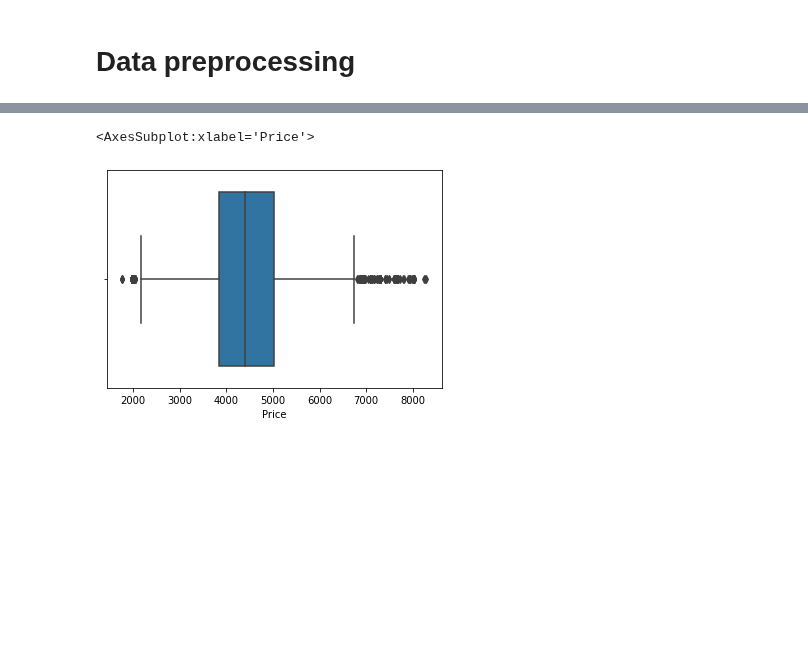
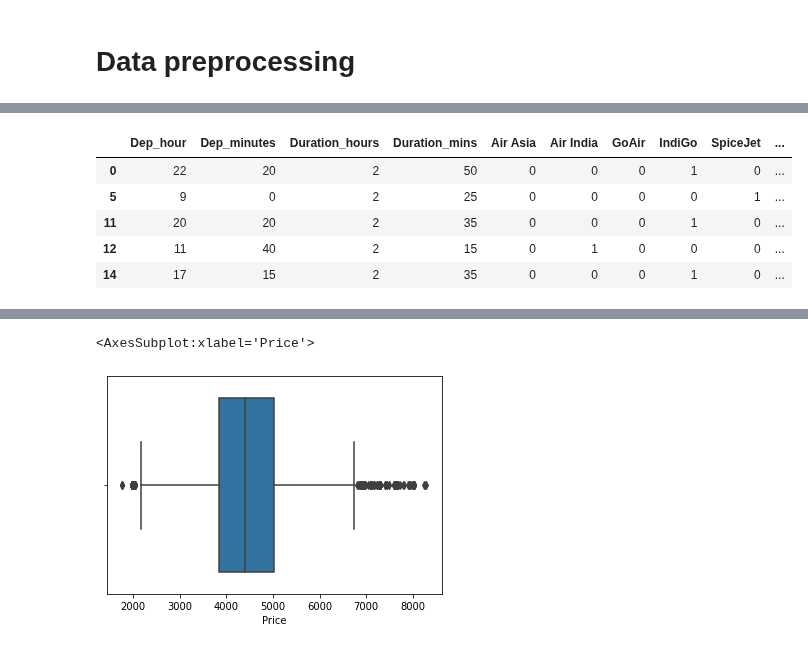
Before and after one commit to AnupamMisra/Data-science-projects, a Jupyter notebook: Flight_price/Code/notebook.ipynb, the cells around one changed output, grey strips where cells are left out. Cells and saved outputs as stored; diff of their text form; code cells hidden in the pictures; blank space fills up the shorter version.

```diff
--- a/Flight_price/Code/notebook.ipynb
+++ b/Flight_price/Code/notebook.ipynb
@@ -148,0 +163,9 @@ X,y=preprocess(df)
+# %%
+X.head()
+# %% [output]
+|  | Dep_hour | Dep_minutes | Duration_hours | Duration_mins | Air Asia | Air India | GoAir | IndiGo | SpiceJet | ... |
+| 0 | 22 | 20 | 2 | 50 | 0 | 0 | 0 | 1 | 0 | ... |
+| 5 | 9 | 0 | 2 | 25 | 0 | 0 | 0 | 0 | 1 | ... |
+| 11 | 20 | 20 | 2 | 35 | 0 | 0 | 0 | 1 | 0 | ... |
+| 12 | 11 | 40 | 2 | 15 | 0 | 1 | 0 | 0 | 0 | ... |
+| 14 | 17 | 15 | 2 | 35 | 0 | 0 | 0 | 1 | 0 | ... |
```
Also changed, not shown: parts of 13 cells of this notebook.
